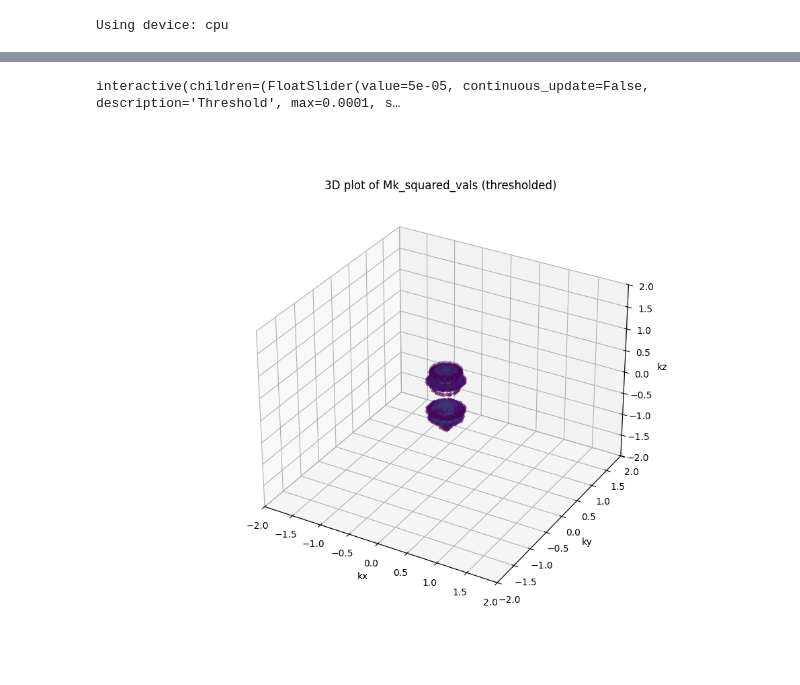
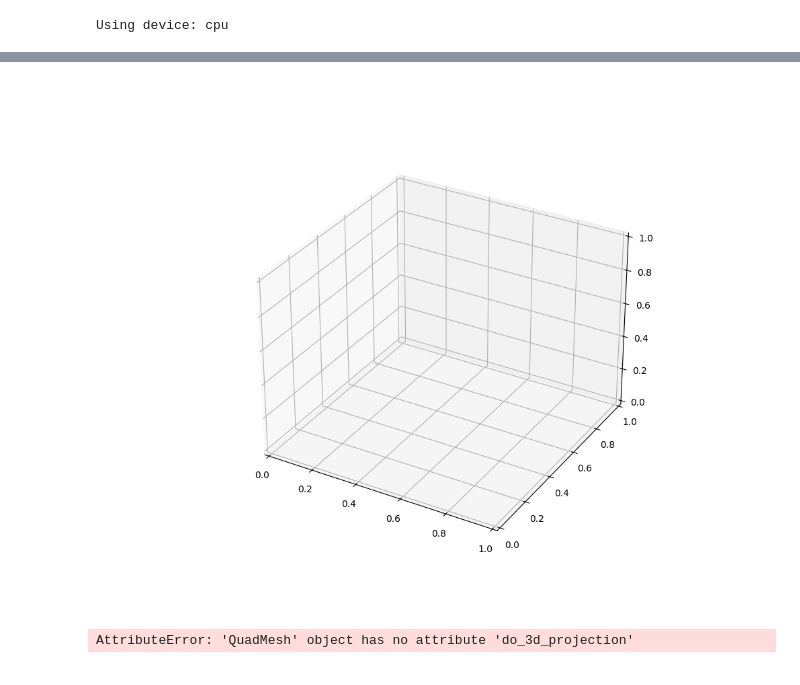
Before and after one commit to Kschloms/Ultra-fast-final-pres, a Jupyter notebook: plots/plot_with_single_int_pytorch.ipynb, the cells around one changed output, grey strips where cells are left out. Saved outputs shown, nothing was run; the diff lists cells and outputs as text; code cells hidden in the pictures.

```diff
--- a/plots/plot_with_single_int_pytorch.ipynb
+++ b/plots/plot_with_single_int_pytorch.ipynb
@@ -84,35 +92,37 @@ Mk_flat = Mk_squared_vals.flatten()
 
 mask_slider = widgets.FloatSlider(
     value=threshold,
     min=0,
     max=0.0001,
-    step=0.00001,
+    step=0.000001,
     description='Threshold',
-    continuous_update=False
+    continuous_update=False,
+    readout_format='.5f',
 )
 # Create mask for values above threshold
 
 fig = plt.figure(figsize=(10, 8))
 ax = fig.add_subplot(111, projection='3d')
 
 def update_plot(threshold):
     ax.cla()  # Clear the previous plot
     mask = Mk_flat > threshold
     # Plot only the points above threshold
     sc = ax.scatter(
         kxs_flat[mask].cpu(), kys_flat[mask].cpu(), kzs_flat[mask].cpu(),
         c=Mk_flat[mask].cpu(), cmap='viridis', marker='o', alpha=0.3, s=10
     )
     ax.set_xlim([-2, 2])
     ax.set_ylim([-2, 2])
     ax.set_zlim([-2, 2])
     ax.set_xlabel('kx')
     ax.set_ylabel('ky')
     ax.set_zlabel('kz')
     ax.set_title('3D plot of Mk_squared_vals (thresholded)')
 
 
-widgets.interactive(update_plot, threshold=mask_slider)
+out_3d = widgets.interact_manual(update_plot, threshold=mask_slider)
+display(out_3d)
 # %% [output]
+[figure, new version]
-interactive(children=(FloatSlider(value=5e-05, continuous_update=False, description='Threshold', max=0.0001, s…
+AttributeError: 'QuadMesh' object has no attribute 'do_3d_projection'
-[figure, old version]
```
Also changed, not shown: parts of 5 cells of this notebook, 1 other file.
